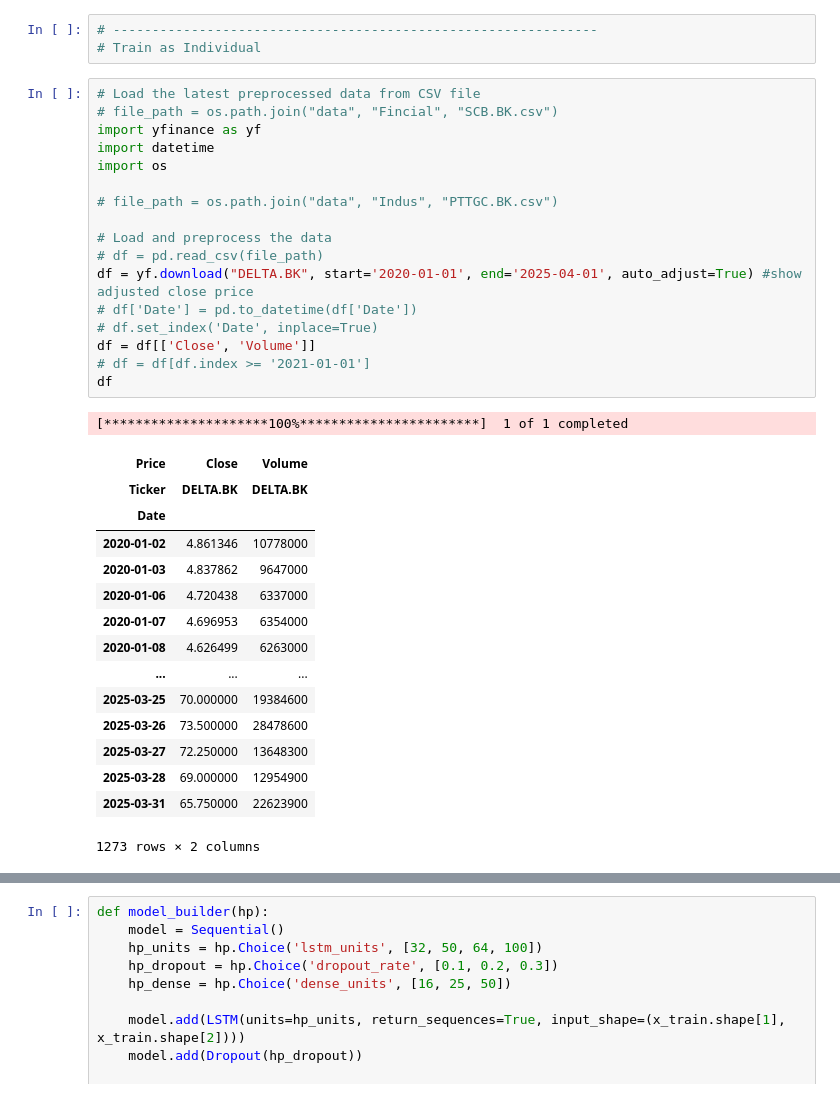
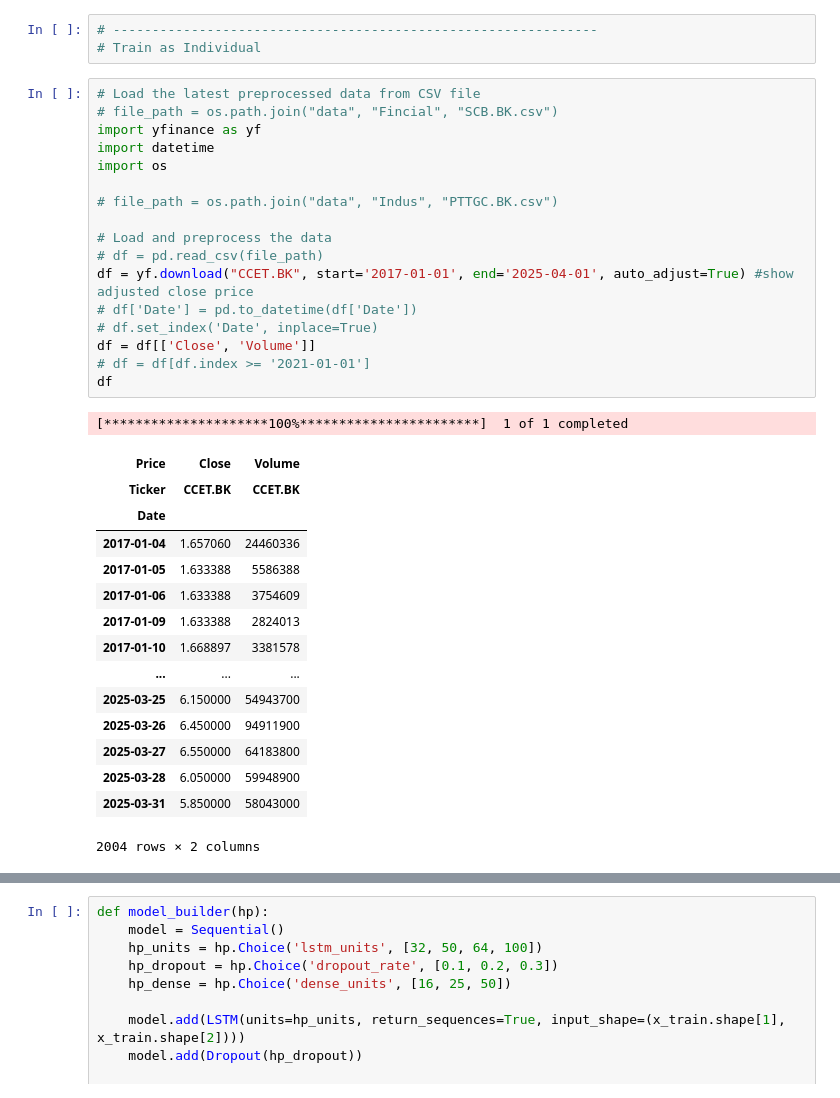
Before and after one commit to kninks/stockie-ml, a Jupyter notebook: train_model.ipynb, the cells around one changed output, grey strips where cells are left out. Saved outputs shown, nothing was run; the diff lists cells and outputs as text.

Commit message:
CCET tuning done

```diff
--- a/train_model.ipynb
+++ b/train_model.ipynb
@@ -372,37 +372,37 @@ Epoch 1/50
 # %%
 # Load the latest preprocessed data from CSV file
 # file_path = os.path.join("data", "Fincial", "SCB.BK.csv")
 import yfinance as yf
 import datetime
 import os
 
 # file_path = os.path.join("data", "Indus", "PTTGC.BK.csv")
 
 # Load and preprocess the data
 # df = pd.read_csv(file_path)
-df = yf.download("DELTA.BK", start='2020-01-01', end='2025-04-01', auto_adjust=True) #show adjusted close price
+df = yf.download("CCET.BK", start='2017-01-01', end='2025-04-01', auto_adjust=True) #show adjusted close price
 # df['Date'] = pd.to_datetime(df['Date'])
 # df.set_index('Date', inplace=True)
 df = df[['Close', 'Volume']]
 # df = df[df.index >= '2021-01-01']
 df
 # %% [output]
 [*********************100%***********************]  1 of 1 completed
 | Price | Close | Volume |
-| Ticker | DELTA.BK | DELTA.BK |
+| Ticker | CCET.BK | CCET.BK |
 | Date |  |  |
-| 2020-01-02 | 4.861346 | 10778000 |
-| 2020-01-03 | 4.837862 | 9647000 |
-| 2020-01-06 | 4.720438 | 6337000 |
-| 2020-01-07 | 4.696953 | 6354000 |
-| 2020-01-08 | 4.626499 | 6263000 |
+| 2017-01-04 | 1.657060 | 24460336 |
+| 2017-01-05 | 1.633388 | 5586388 |
+| 2017-01-06 | 1.633388 | 3754609 |
+| 2017-01-09 | 1.633388 | 2824013 |
+| 2017-01-10 | 1.668897 | 3381578 |
 | ... | ... | ... |
-| 2025-03-25 | 70.000000 | 19384600 |
-| 2025-03-26 | 73.500000 | 28478600 |
-| 2025-03-27 | 72.250000 | 13648300 |
-| 2025-03-28 | 69.000000 | 12954900 |
-| 2025-03-31 | 65.750000 | 22623900 |
+| 2025-03-25 | 6.150000 | 54943700 |
+| 2025-03-26 | 6.450000 | 94911900 |
+| 2025-03-27 | 6.550000 | 64183800 |
+| 2025-03-28 | 6.050000 | 59948900 |
+| 2025-03-31 | 5.850000 | 58043000 |
-1273 rows × 2 columns
+2004 rows × 2 columns
 # %%
 # Scale to range 0, 1
 scaler = MinMaxScaler(feature_range=(0, 1))  # Normalize between 0 and 1
```
Also changed, not shown: parts of 4 cells of this notebook, 20 other files.
